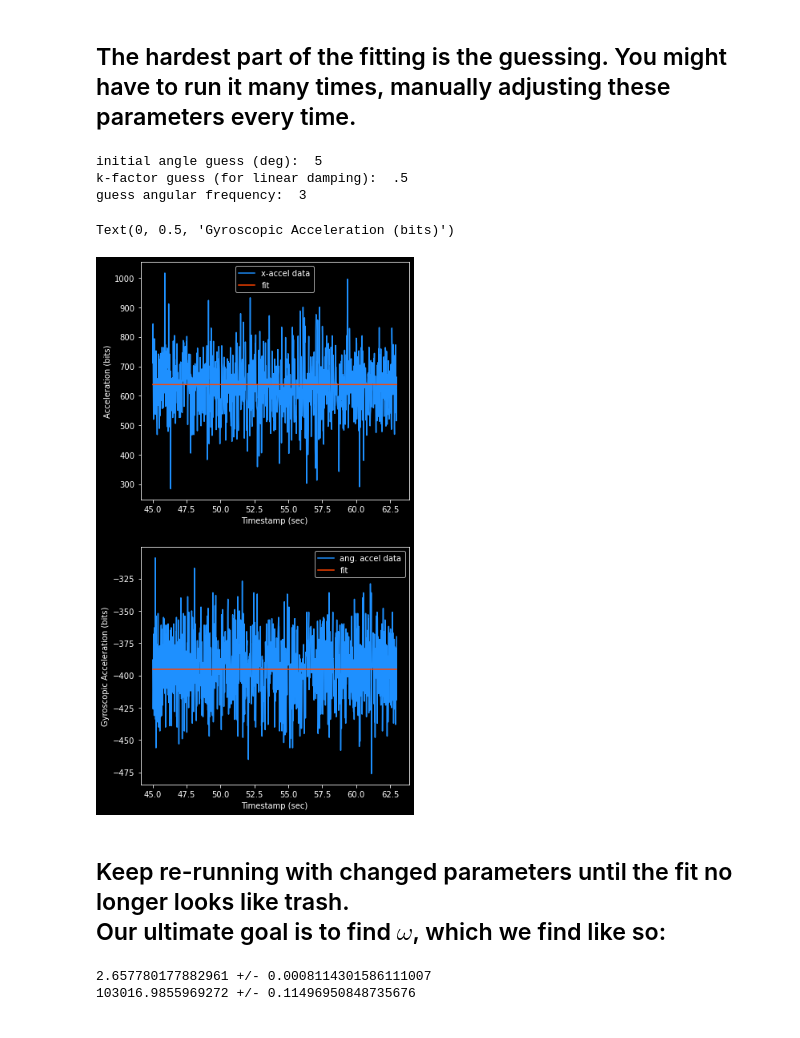
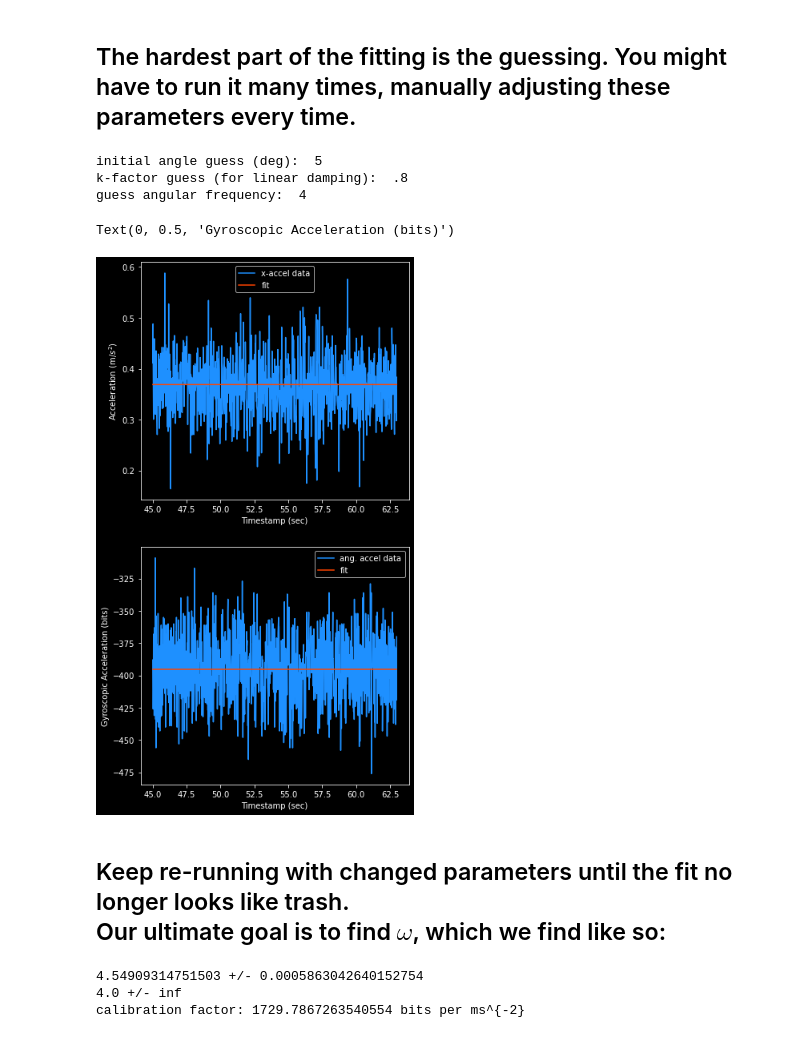
Before and after one commit to max-hanrahan/Pendulum-Calibration-Analysis, a Jupyter notebook: auto_analysis.ipynb, the cells around one changed output. Drawn from its saved outputs; the diff is of its cells as text; code cells hidden in the pictures.

Commit message:
Uses calibration factor to display acceleration in correct units

```diff
--- a/auto_analysis.ipynb
+++ b/auto_analysis.ipynb
@@ -33,23 +17,48 @@ z_gyro = all_data[:,8]
+# %%
+# turn all the data into numpy arrays
+# there is likely a much faster way to do this but I don't care (yet)
+all_data = np.genfromtxt(path, delimiter = '\t', skip_footer = 1)
+
+# for some reason count = all_data[:,0] reads it as a list of nan's
+# so I'm just using arange to avoid that
+count = np.arange(0,1000, 1)
+timestamp = all_data[:,1]
+temp = all_data[:,2]
+x_accel_bits = all_data[:,3]
+y_accel_bits = all_data[:,4]
+z_accel_bits = all_data[:,5]
+x_gyro_bits = all_data[:,6]
+y_gyro_bits = all_data[:,7]
+z_gyro_bits = all_data[:,8]
+# %%
+# these data were taken with the device stationary atop the workbench
+# we therefore have a guess calibration factor
+M_S_2_PER_BIT = g/np.average(z_accel)
+
+# so for linear acceleration, we can convert the bits to m/s^2
+x_accel = x_accel_bits*M_S_2_PER_BIT
+y_accel = y_accel_bits*M_S_2_PER_BIT
+z_accel = z_accel_bits*M_S_2_PER_BIT
 # %% [markdown]
 ## The hardest part of the fitting is the guessing. You might have to run it many times, manually adjusting these parameters every time.
-# %%
-# parameter guesses
-THETA_0 = np.radians(float(input('initial angle guess (deg): ')))
-k_guess = float(input('k-factor guess (for linear damping): '))
-frequency = float(input('guess angular frequency: '))
-
-# constants:
-g = 9.80
-# %% [output]
-initial angle guess (deg):  5
-k-factor guess (for linear damping):  .5
-guess angular frequency:  3
+# %%
+### parameter guesses
+THETA_0 = np.radians(float(input('initial angle guess (deg): ')))
+k_guess = float(input('k-factor guess (for linear damping): '))
+frequency = float(input('guess angular frequency: '))
+
+# constants:
+g = 9.80665 # from https://physics.nist.gov/cgi-bin/cuu/Value?gn
+# %% [output]
+initial angle guess (deg):  5
+k-factor guess (for linear damping):  .8
+guess angular frequency:  4
 # %%
 # define functions designed for scipy's curve fit that can guess omega
 
 def x_accel_to_fit(t, frq, theta_init):
     # optimizes fit for linear acceleration in the x-direction by changing theta and omega
-    return g*np.cos(theta_init * np.cos(frq * t)) + np.average(x_accel) # add mean for better fit
+    return (g*np.cos(theta_init * np.cos(frq * t)))*M_S_2_PER_BIT + np.average(x_accel) # add mean for better fit
 
 def theta_accel(t, omega, k_factor):
     # optimizes the fit gyroscopic acceleration by changing omega and k
@@ -66,29 +75,31 @@ popt1, pcov1 = curve_fit(theta_accel, timestamp, z_gyro, parameters1)
 # %%
 accel_fit = x_accel_to_fit(timestamp, *parameters0)
 rad_accel_fit = theta_accel(timestamp, *parameters1)
 fig, ax = plt.subplots(2,1, figsize = (6,12))
-ax[0].plot(timestamp, x_accel, c = 'dodgerblue', label = 'x-accel data')
+ax[0].plot(timestamp, x_accel_m, c = 'dodgerblue', label = 'x-accel data')
 ax[0].plot(timestamp, accel_fit, c= 'orangered', label = 'fit')
 ax[0].legend()
 ax[0].set_xlabel('Timestamp (sec)')
-ax[0].set_ylabel('Acceleration (bits)')
+ax[0].set_ylabel('Acceleration (m$/s^{2}$)')
 
 ax[1].plot(timestamp, z_gyro, c = 'dodgerblue', label = 'ang. accel data')
 ax[1].plot(timestamp, rad_accel_fit, c= 'orangered', label = 'fit')
 ax[1].legend()
 ax[1].set_xlabel('Timestamp (sec)')
 ax[1].set_ylabel('Gyroscopic Acceleration (bits)')
 # %% [output]
 Text(0, 0.5, 'Gyroscopic Acceleration (bits)')
-[figure, old version]
+[figure, new version]
 # %% [markdown]
 ## Keep re-running with changed parameters until the fit no longer looks like trash. <br>  Our ultimate goal is to find $\omega$, which we find like so:
 # %%
 # omega found from fitting the x-acceleration, with its std dev as uncertainty:
 print(popt0[0], '+/-', pcov0[0][0]**(1/2))
-
-#omega found from fitting the angular acceleration, with its std dev as uncrtainty:
+# omega found from fitting the angular acceleration, with its std dev as uncrtainty:
 print(popt1[0], '+/-', pcov1[0][0]**(1/2))
+# calibration factor:
+print('calibration factor:', 1/M_S_2_PER_BIT, 'bits per ms^{-2}')
 # %% [output]
-2.657780177882961 +/- 0.0008114301586111007
-103016.9855969272 +/- 0.11496950848735676
+4.54909314751503 +/- 0.0005863042640152754
+4.0 +/- inf
+calibration factor: 1729.7867263540554 bits per ms^{-2}
```
Also changed, not shown: parts of 2 cells of this notebook.
